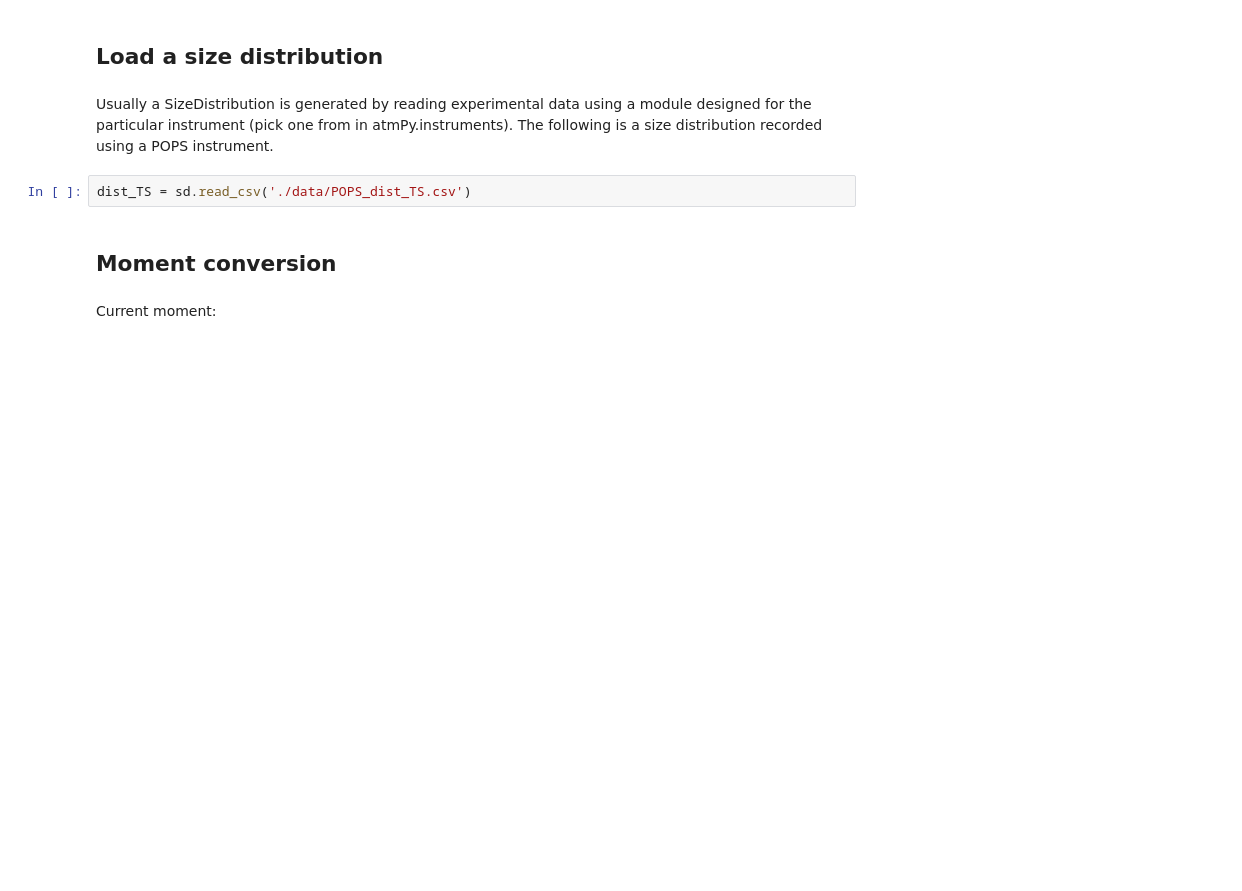
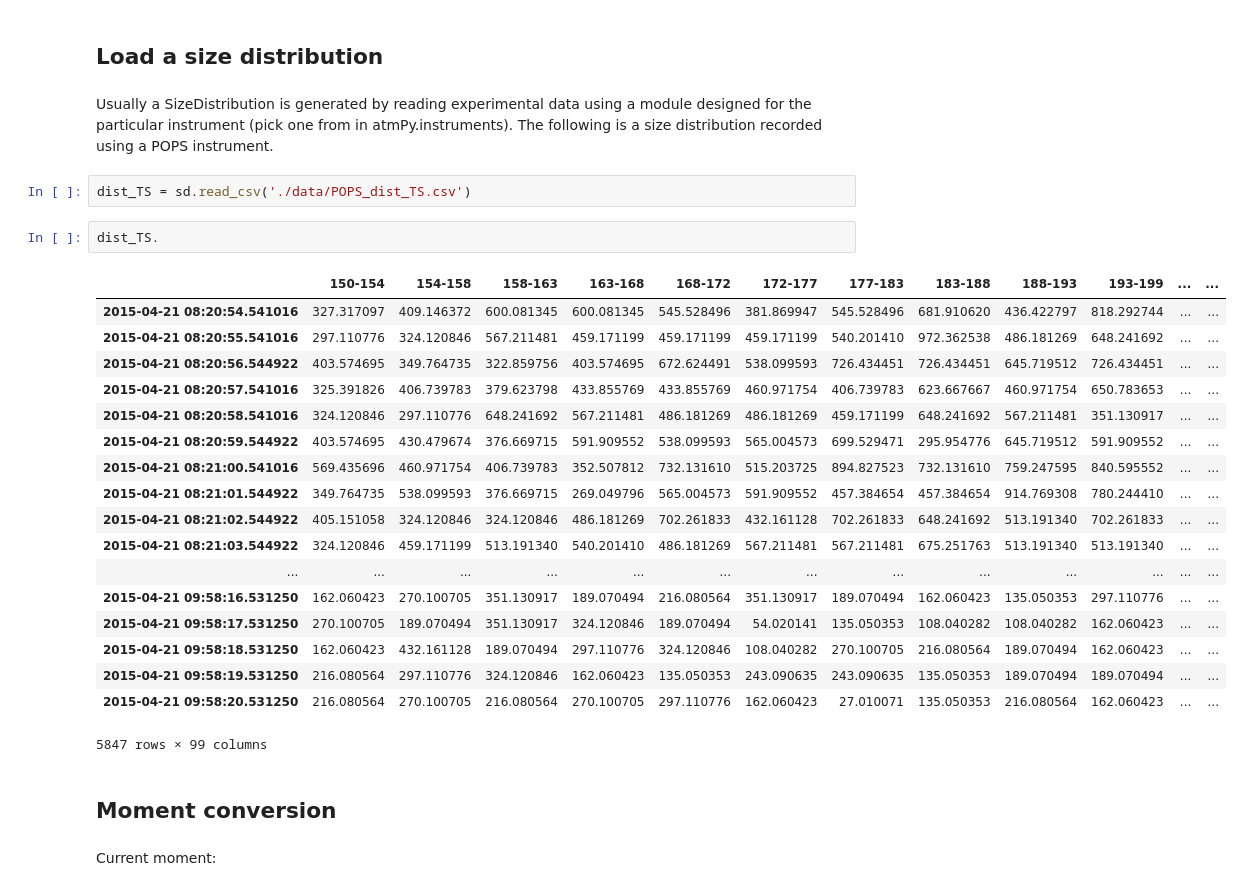
Before and after one commit to wblumberg/atm-py, a Jupyter notebook: examples/sizedistribution.ipynb, the cells around one changed output. Cells and saved outputs as stored; diff of their text form; blank space fills up the shorter version.

```diff
--- a/examples/sizedistribution.ipynb
+++ b/examples/sizedistribution.ipynb
@@ -32,6 +32,27 @@ Due to the similarity to SizeDist_TS and SizeDist_LS I will skip this class. It
 Usually a SizeDistribution is generated by reading experimental data using a module designed for the particular instrument (pick one from in atmPy.instruments). The following is a size distribution recorded using a POPS instrument.
 # %%
 dist_TS = sd.read_csv('./data/POPS_dist_TS.csv')
+# %%
+dist_TS.
+# %% [output]
+|  | 150-154 | 154-158 | 158-163 | 163-168 | 168-172 | 172-177 | 177-183 | 183-188 | 188-193 | 193-199 | ... | ... |
+| 2015-04-21 08:20:54.541016 | 327.317097 | 409.146372 | 600.081345 | 600.081345 | 545.528496 | 381.869947 | 545.528496 | 681.910620 | 436.422797 | 818.292744 | ... | ... |
+| 2015-04-21 08:20:55.541016 | 297.110776 | 324.120846 | 567.211481 | 459.171199 | 459.171199 | 459.171199 | 540.201410 | 972.362538 | 486.181269 | 648.241692 | ... | ... |
+| 2015-04-21 08:20:56.544922 | 403.574695 | 349.764735 | 322.859756 | 403.574695 | 672.624491 | 538.099593 | 726.434451 | 726.434451 | 645.719512 | 726.434451 | ... | ... |
+| 2015-04-21 08:20:57.541016 | 325.391826 | 406.739783 | 379.623798 | 433.855769 | 433.855769 | 460.971754 | 406.739783 | 623.667667 | 460.971754 | 650.783653 | ... | ... |
+| 2015-04-21 08:20:58.541016 | 324.120846 | 297.110776 | 648.241692 | 567.211481 | 486.181269 | 486.181269 | 459.171199 | 648.241692 | 567.211481 | 351.130917 | ... | ... |
+| 2015-04-21 08:20:59.544922 | 403.574695 | 430.479674 | 376.669715 | 591.909552 | 538.099593 | 565.004573 | 699.529471 | 295.954776 | 645.719512 | 591.909552 | ... | ... |
+| 2015-04-21 08:21:00.541016 | 569.435696 | 460.971754 | 406.739783 | 352.507812 | 732.131610 | 515.203725 | 894.827523 | 732.131610 | 759.247595 | 840.595552 | ... | ... |
+| 2015-04-21 08:21:01.544922 | 349.764735 | 538.099593 | 376.669715 | 269.049796 | 565.004573 | 591.909552 | 457.384654 | 457.384654 | 914.769308 | 780.244410 | ... | ... |
+| 2015-04-21 08:21:02.544922 | 405.151058 | 324.120846 | 324.120846 | 486.181269 | 702.261833 | 432.161128 | 702.261833 | 648.241692 | 513.191340 | 702.261833 | ... | ... |
+| 2015-04-21 08:21:03.544922 | 324.120846 | 459.171199 | 513.191340 | 540.201410 | 486.181269 | 567.211481 | 567.211481 | 675.251763 | 513.191340 | 513.191340 | ... | ... |
+| ... | ... | ... | ... | ... | ... | ... | ... | ... | ... | ... | ... | ... |
+| 2015-04-21 09:58:16.531250 | 162.060423 | 270.100705 | 351.130917 | 189.070494 | 216.080564 | 351.130917 | 189.070494 | 162.060423 | 135.050353 | 297.110776 | ... | ... |
+| 2015-04-21 09:58:17.531250 | 270.100705 | 189.070494 | 351.130917 | 324.120846 | 189.070494 | 54.020141 | 135.050353 | 108.040282 | 108.040282 | 162.060423 | ... | ... |
+| 2015-04-21 09:58:18.531250 | 162.060423 | 432.161128 | 189.070494 | 297.110776 | 324.120846 | 108.040282 | 270.100705 | 216.080564 | 189.070494 | 162.060423 | ... | ... |
+| 2015-04-21 09:58:19.531250 | 216.080564 | 297.110776 | 324.120846 | 162.060423 | 135.050353 | 243.090635 | 243.090635 | 135.050353 | 189.070494 | 189.070494 | ... | ... |
+| 2015-04-21 09:58:20.531250 | 216.080564 | 270.100705 | 216.080564 | 270.100705 | 297.110776 | 162.060423 | 27.010071 | 135.050353 | 216.080564 | 162.060423 | ... | ... |
+5847 rows × 99 columns
 # %% [markdown]
 ## Moment conversion
 # %% [markdown]
```
Also changed, not shown: 5 other files.
